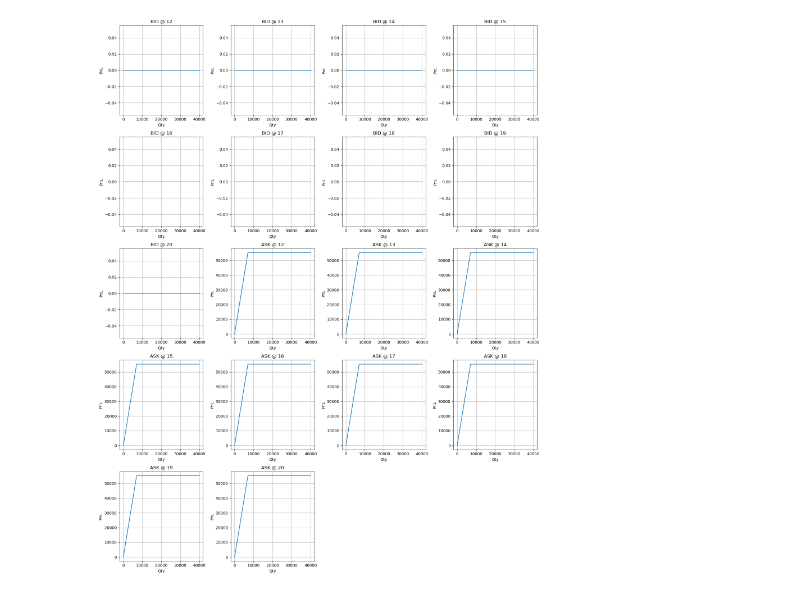
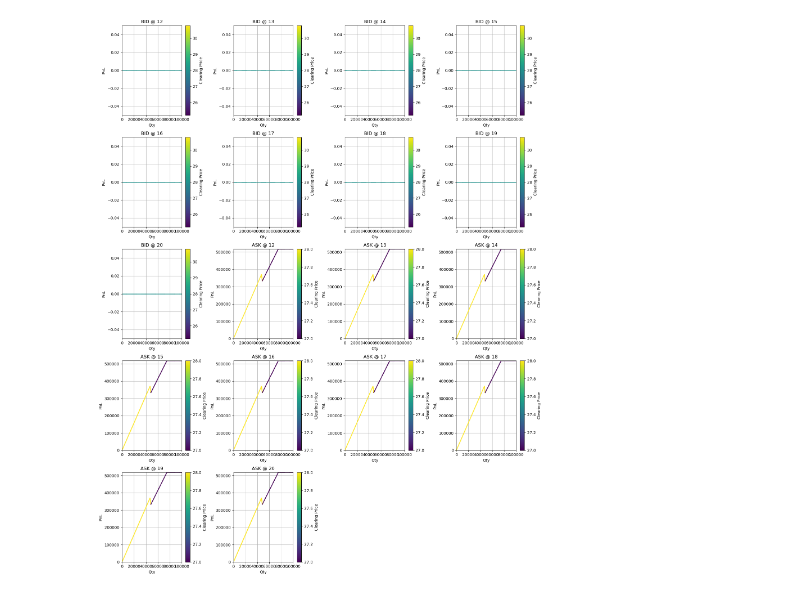
Before and after one commit to dwangzwang/imc-prosperty-4, a Jupyter notebook: manual_sim.ipynb, the cells around one changed output. Drawn from its saved outputs; the diff is of its cells as text; code cells hidden in the pictures.

```diff
--- a/manual_sim.ipynb
+++ b/manual_sim.ipynb
@@ -54,7 +49,8 @@ def get_clear_price(orders: Dict[int, list(int)], user_price: int, user_is_bid:
     clear_price = 0
 
     for price in range(min_price, max_price+1):
-        new_vol = get_vol_traded(price, df_orders, user_price, user_is_bid, user_qty)
+        new_vol = get_vol_traded(price, orders, user_price, user_is_bid, user_qty)
+        # i use >= in order to make sure we automatically break ties
         if new_vol >= max_vol:
             max_vol = new_vol
             clear_price = price
@@ -114,14 +101,15 @@ def calc_pnl(orders: Dict[int, list(int)], user_price: int, user_is_bid: bool, u
 # %%
 from matplotlib import pyplot as plt
+from matplotlib.collections import LineCollection
 import math
 
-def plot_all(orders: Dict[int, list(int)], end_buy_price: int, fee_per_unit: float = 0.0):
+def plot_all(orders: Dict[int, list(int)], end_buy_price: int, fee_per_unit: float = 0.0, max_qty: int= 40_000):
     min_price = min(orders)
     max_price = max(orders)
 
     possible_prices = list(range(min_price, max_price + 1))
     possible_is_bid = [True, False]
-    possible_qtys = range(0, 40_001, 1000)
+    possible_qtys = range(0, max_qty + 1, 1000)
 
     num_plots = len(possible_prices) * len(possible_is_bid)
     cols = 4
@@ -137,13 +125,33 @@ def plot_all(orders: Dict[int, list(int)], end_buy_price: int, fee_per_unit: flo
 
         for price in possible_prices:
             pnls = []
+            prices = []
 
             for qty in possible_qtys:
-                pnl = calc_pnl(df_orders, price, is_bid, qty, end_buy_price, fee_per_unit)
+                pnl, clear_price = calc_pnl(df_orders, price, is_bid, qty, end_buy_price, fee_per_unit)
                 pnls.append(pnl)
+                prices.append(clear_price)
 
             ax = axes[plot_idx]
-            ax.plot(possible_qtys, pnls)
+            # 1. Reshape coordinates into segments: (x0, y0) -> (x1, y1)
+            points = np.array([possible_qtys, pnls]).T.reshape(-1, 1, 2)
+            segments = np.concatenate([points[:-1], points[1:]], axis=1)
+
+            # 2. Create the LineCollection and map the 'prices' array to colors
+            norm = plt.Normalize(min(prices), max(prices))
+            lc = LineCollection(segments, cmap='viridis', norm=norm)
+            lc.set_array(np.array(prices))
+            lc.set_linewidth(2)
+
+            # 3. Add to axes and set limits (LineCollection doesn't auto-scale axes)
+            line = ax.add_collection(lc)
+            ax.set_xlim(min(possible_qtys), max(possible_qtys))
+            ax.set_ylim(min(pnls), max(pnls))
+
+            # 4. Add the Colorbar
+            cbar = fig.colorbar(line, ax=ax)
+            cbar.set_label('Clearing Price')
+
             ax.set_title(f"{side} @ {price}")
             ax.set_xlabel("Qty")
             ax.set_ylabel("PnL")
@@ -165,17 +173,17 @@ plot_all(df_orders, 30)
 # %%
 em_orders: Dict[int, list(int)] = {
     12: [0, 20_000],
     13: [7_000, 25_000],
     14: [10_000, 35_000],
     15: [5_000, 6_000],
     16: [10_000, 5_000],
     17: [5_000, 0],
     18: [6_000, 10_000],
     19: [17_000, 12_000],
     20: [43_000, 0]
 }
 
 # NOTE: FEE PER UNIT IS PER TRADE, SO IT'S DOUBLED IN CALCS
-plot_all(em_orders, 20, 0.05)
+plot_all(em_orders, 20, 0.05, 100_000)
 # %% [output]
-[figure, old version]
+[figure, new version]
```
Also changed, not shown: parts of 3 cells of this notebook.
